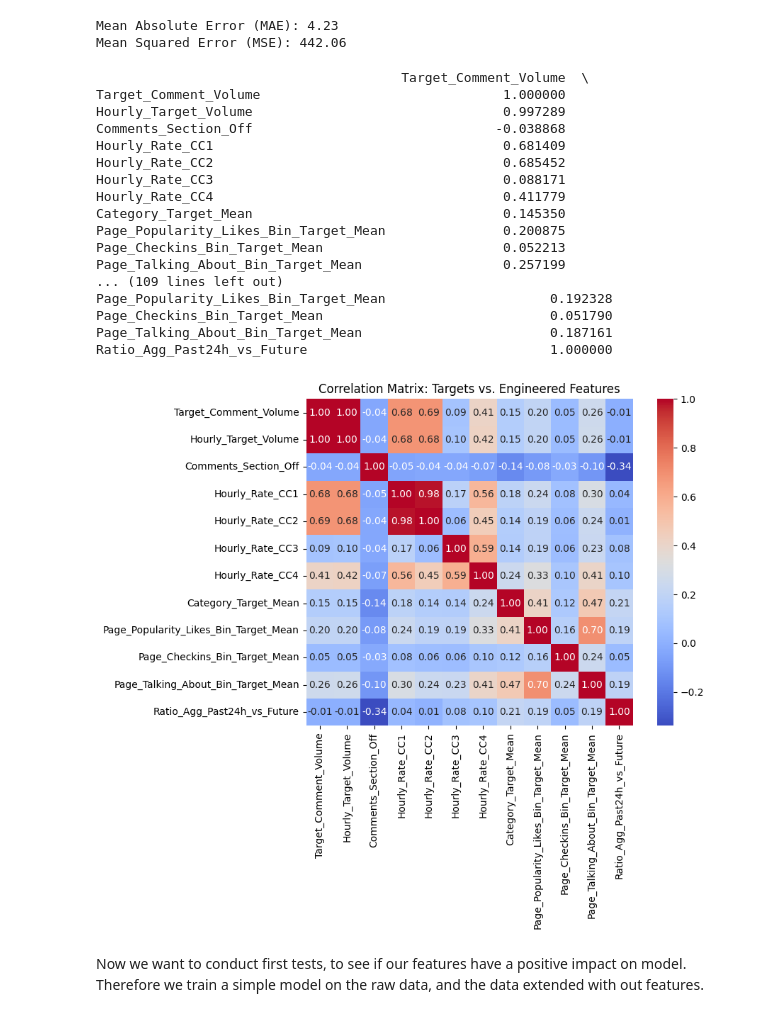
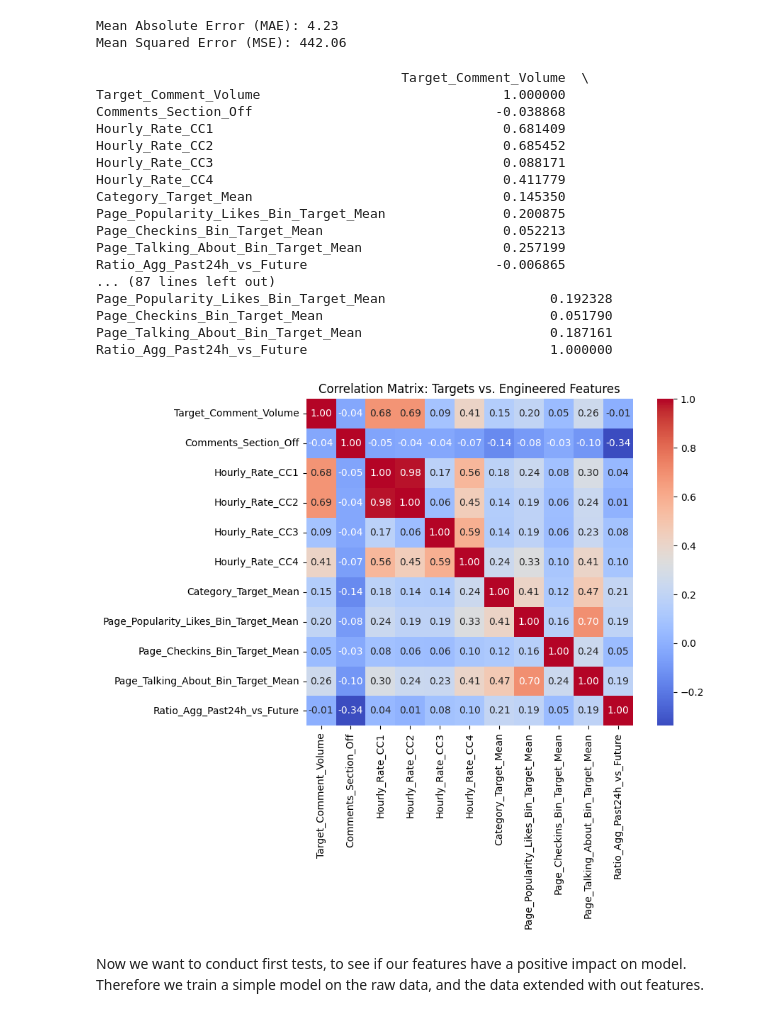
Before and after one commit to Joel-Milla/cs3244_Final_Project, a Jupyter notebook: FeatureEngineering.ipynb, the cells around one changed output. Saved outputs shown, nothing was run; the diff lists cells and outputs as text; code cells hidden in the pictures.

```diff
--- a/FeatureEngineering.ipynb
+++ b/FeatureEngineering.ipynb
@@ -104,2 +103,0 @@ Our target columns is the amount of Comments in the next H_Local hours. Therefor
-# %%
-data['Hourly_Target_Volume'] = data['Target_Comment_Volume'] / data['H_Local']
@@ -113,3 +121,5 @@ train_df, test_df = train_test_split(
 
 train_df_raw = train_df.copy()
 test_df_raw = test_df.copy()
+
+train_df['Hourly_Target_Volume'] = train_df['Target_Comment_Volume'] / train_df['H_Local']
@@ -363,7 +432,6 @@ Mean Squared Error (MSE): 442.06
 # 2) Select the newly added features + targets
 corr_cols = [
     'Target_Comment_Volume',
-    'Hourly_Target_Volume',
     'Comments_Section_Off',
     'Hourly_Rate_CC1',
     'Hourly_Rate_CC2',
@@ -376,35 +444,35 @@ corr_cols = [
     'Ratio_Agg_Past24h_vs_Future'
 ]
 
 # 3) Compute correlation matrix
 corr_matrix = train_df[corr_cols].corr()
 
 # 4) Print and plot
 print(corr_matrix)
 
 plt.figure(figsize=(10, 8))
 sns.heatmap(corr_matrix, annot=True, fmt=".2f", cmap='coolwarm', square=True)
 plt.title("Correlation Matrix: Targets vs. Engineered Features")
 plt.tight_layout()
 plt.show()
 # %% [output]
                                        Target_Comment_Volume  \
 Target_Comment_Volume                               1.000000
-Hourly_Target_Volume                                0.997289
 Comments_Section_Off                               -0.038868
 Hourly_Rate_CC1                                     0.681409
 Hourly_Rate_CC2                                     0.685452
 Hourly_Rate_CC3                                     0.088171
 Hourly_Rate_CC4                                     0.411779
 Category_Target_Mean                                0.145350
 Page_Popularity_Likes_Bin_Target_Mean               0.200875
 Page_Checkins_Bin_Target_Mean                       0.052213
 Page_Talking_About_Bin_Target_Mean                  0.257199
-... (109 lines left out)
+Ratio_Agg_Past24h_vs_Future                        -0.006865
+... (87 lines left out)
 Page_Popularity_Likes_Bin_Target_Mean                     0.192328
 Page_Checkins_Bin_Target_Mean                             0.051790
 Page_Talking_About_Bin_Target_Mean                        0.187161
 Ratio_Agg_Past24h_vs_Future                               1.000000
-[figure, old version]
+[figure, new version]
 # %% [markdown]
 Now we want to conduct first tests, to see if our features have a positive impact on model. Therefore we train a simple model on the raw data, and the data extended with out features.
```
Also changed, not shown: parts of 30 cells of this notebook.
